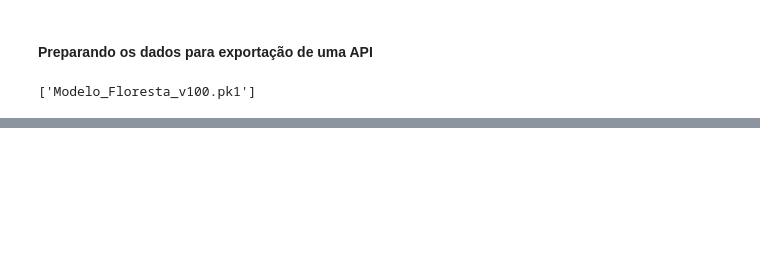
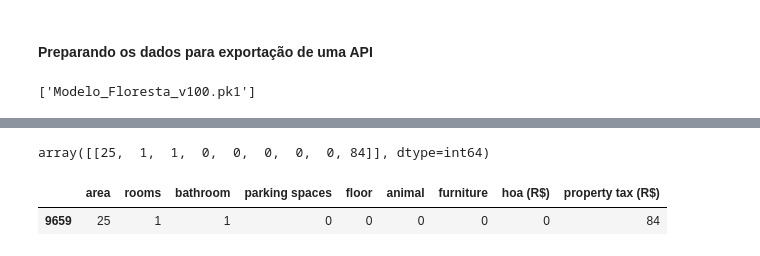
Before and after one commit to nandodevs/house-data-analysis, a Jupyter notebook: projeto.ipynb, the cells around one changed output, grey strips where cells are left out. Drawn from its saved outputs; the diff is of its cells as text; code cells hidden in the pictures; blank space fills up the shorter version.

Commit message:
Implementado os testes

```diff
--- a/projeto.ipynb
+++ b/projeto.ipynb
@@ -550,0 +547,9 @@ array([1531.73302229])
+# %%
+x_teste.head(1).values
+# %% [output]
+array([[25,  1,  1,  0,  0,  0,  0,  0, 84]], dtype=int64)
+# %%
+x_teste.head(1)
+# %% [output]
+|  | area | rooms | bathroom | parking spaces | floor | animal | furniture | hoa (R$) | property tax (R$) |
+| 9659 | 25 | 1 | 1 | 0 | 0 | 0 | 0 | 0 | 84 |
```
Also changed, not shown: parts of 7 cells of this notebook, 1 other file.
